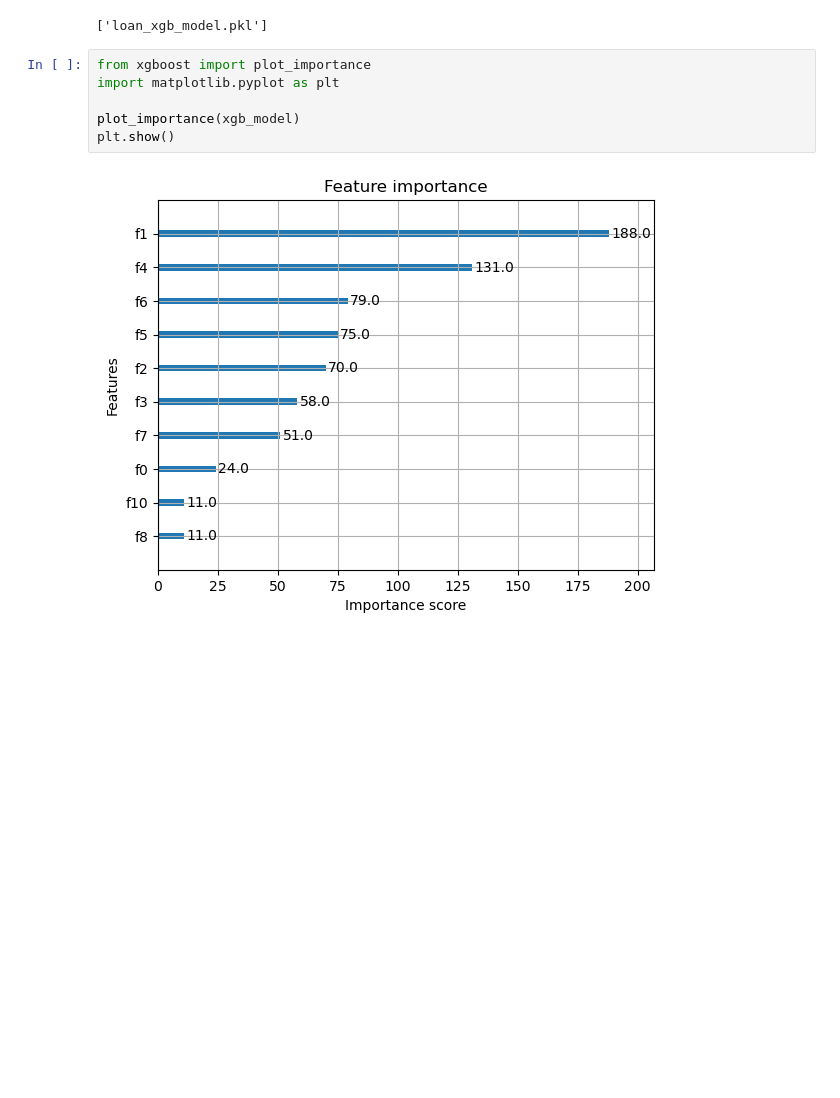
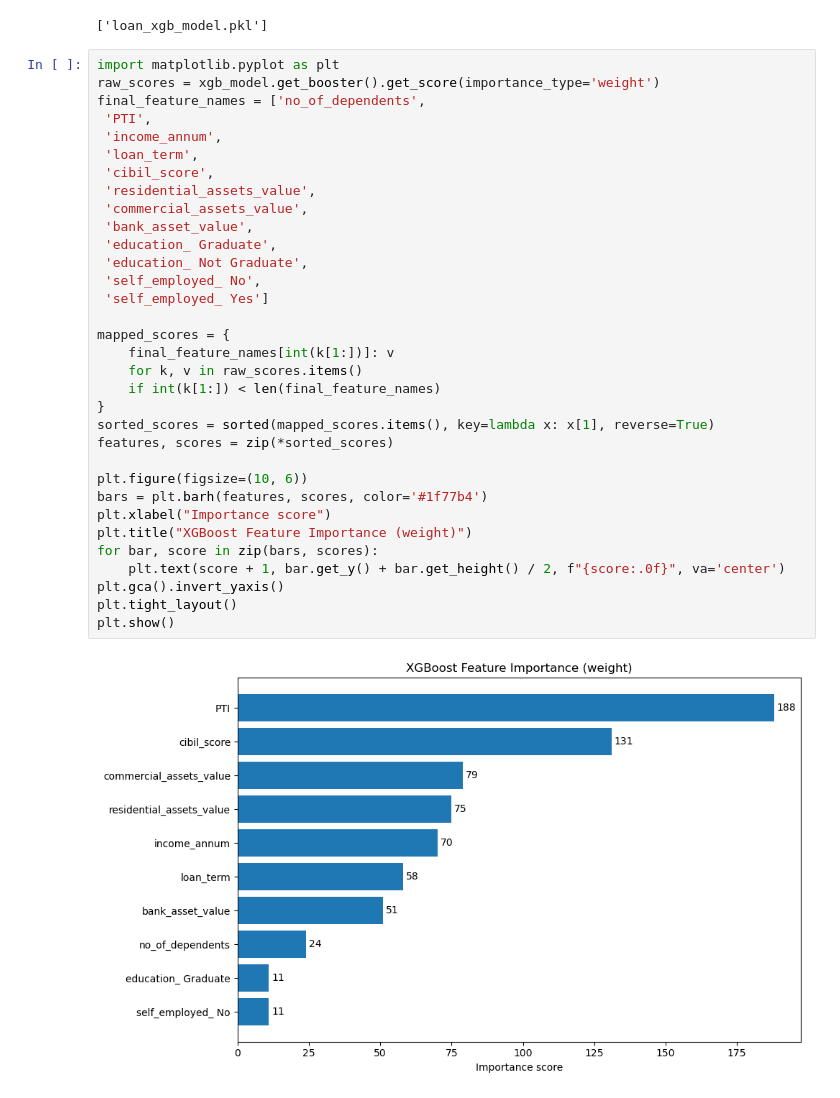
Before and after one commit to Gore9907/Loan_approval, a Jupyter notebook: model/Loan_data_Xgboost.ipynb, the cells around one changed output. Cells and saved outputs as stored; diff of their text form; blank space fills up the shorter version.

Commit message:
updated SHAP and importance graph feature name

```diff
--- a/model/Loan_data_Xgboost.ipynb
+++ b/model/Loan_data_Xgboost.ipynb
@@ -102,12 +102,39 @@ joblib.dump(xgb_model, 'loan_xgb_model.pkl') # Save the model for future use
 # %% [output]
 ['loan_xgb_model.pkl']
 # %%
-from xgboost import plot_importance
 import matplotlib.pyplot as plt
+raw_scores = xgb_model.get_booster().get_score(importance_type='weight')
+final_feature_names = ['no_of_dependents',
+ 'PTI',
+ 'income_annum',
+ 'loan_term',
+ 'cibil_score',
+ 'residential_assets_value',
+ 'commercial_assets_value',
+ 'bank_asset_value',
+ 'education_ Graduate',
+ 'education_ Not Graduate',
+ 'self_employed_ No',
+ 'self_employed_ Yes']
 
-plot_importance(xgb_model)
+mapped_scores = {
+    final_feature_names[int(k[1:])]: v
+    for k, v in raw_scores.items()
+    if int(k[1:]) < len(final_feature_names)
+}
+sorted_scores = sorted(mapped_scores.items(), key=lambda x: x[1], reverse=True)
+features, scores = zip(*sorted_scores)
+
+plt.figure(figsize=(10, 6))
+bars = plt.barh(features, scores, color='#1f77b4')
+plt.xlabel("Importance score")
+plt.title("XGBoost Feature Importance (weight)")
+for bar, score in zip(bars, scores):
+    plt.text(score + 1, bar.get_y() + bar.get_height() / 2, f"{score:.0f}", va='center')
+plt.gca().invert_yaxis()
+plt.tight_layout()
 plt.show()
 # %% [output]
-[figure, old version]
+[figure, new version]
 # %%
 import shap
```
Also changed, not shown: parts of 1 cell of this notebook, 1 other file.
